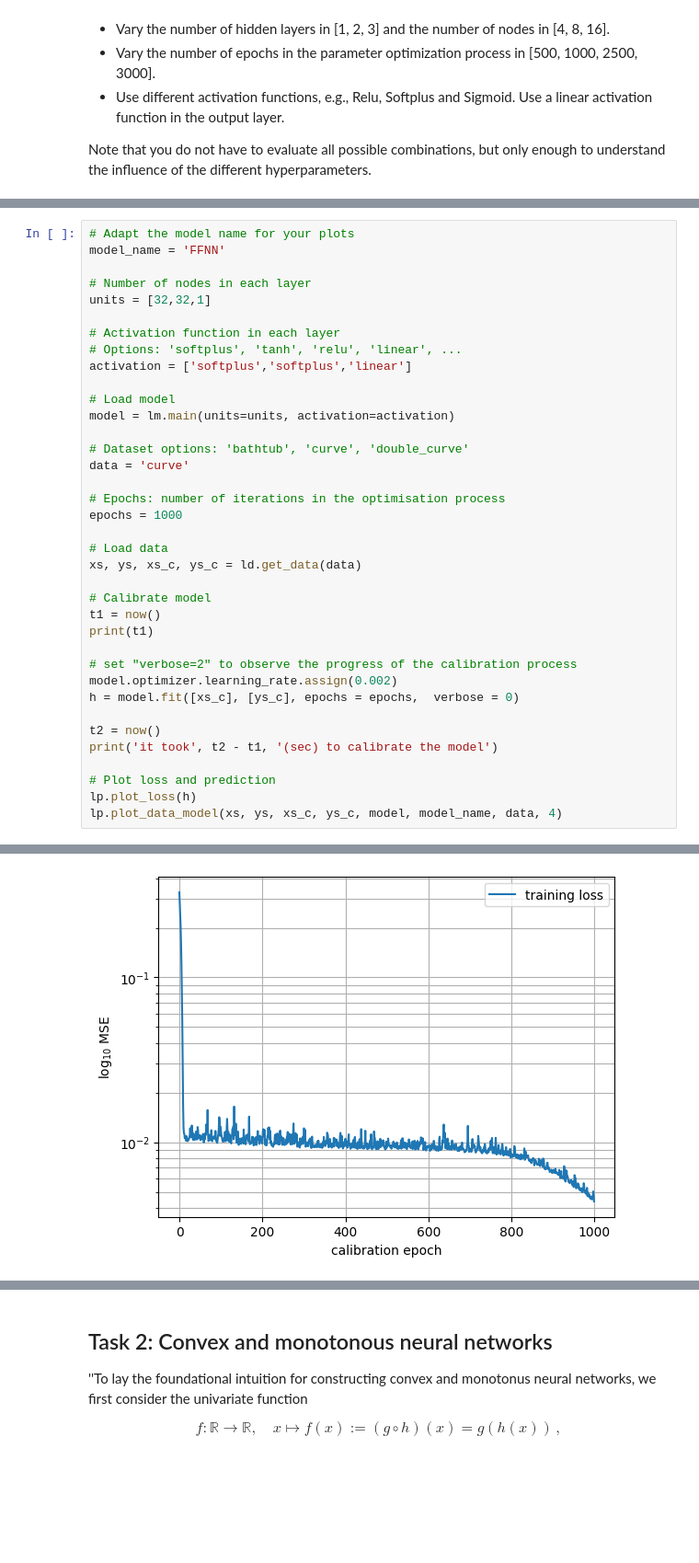
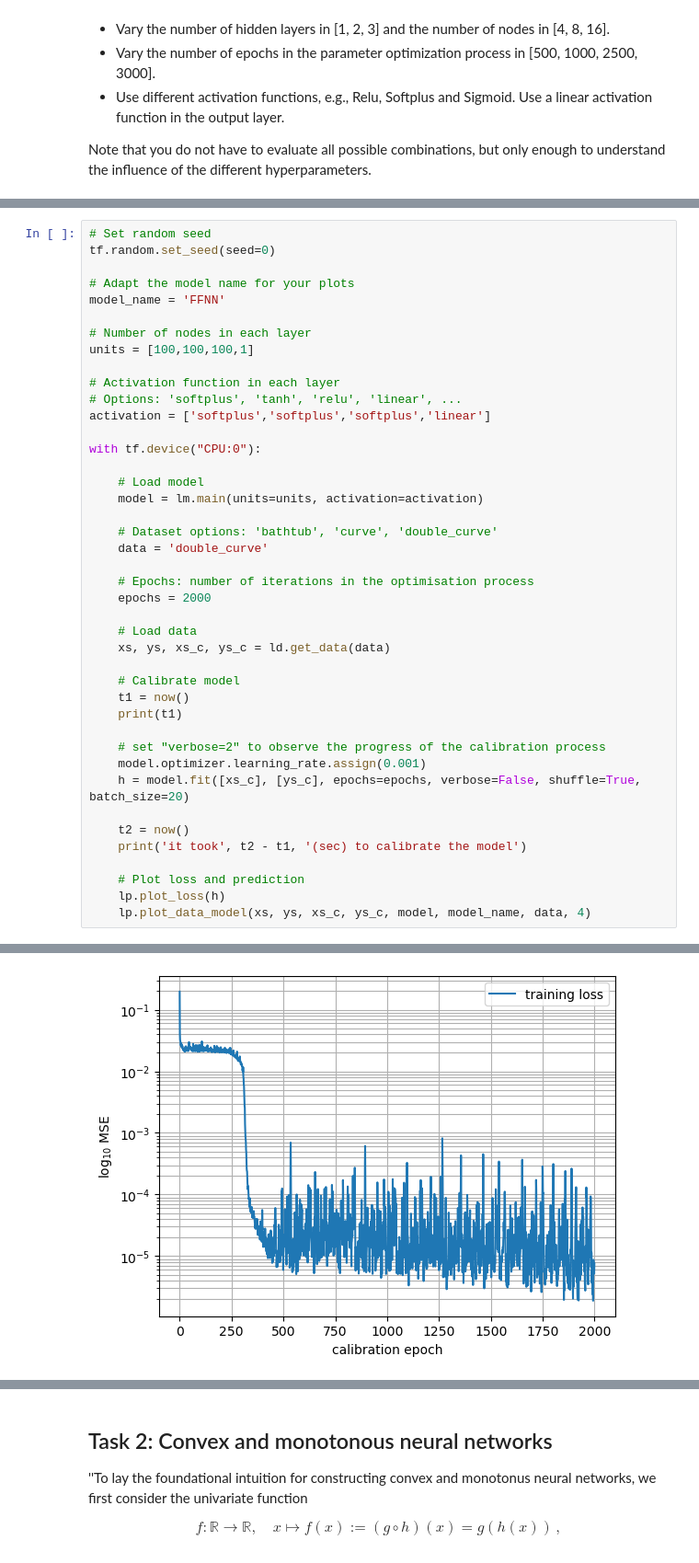
Before and after one commit to julius-frenzel/LecturePhysicsAwareML, a Jupyter notebook: FFNN_introduction/main_task_FFNN.ipynb, the cells around one changed output, grey strips where cells are left out. Shown at 92% size. Saved outputs shown, nothing was run; the diff lists cells and outputs as text; blank space fills up the shorter version.

```diff
--- a/FFNN_introduction/main_task_FFNN.ipynb
+++ b/FFNN_introduction/main_task_FFNN.ipynb
@@ -107,38 +128,43 @@ Note that you do not have to evaluate all possible combinations, but only enough
 # %%
+# Set random seed
+tf.random.set_seed(seed=0)
+
 # Adapt the model name for your plots
 model_name = 'FFNN'
 
 # Number of nodes in each layer
-units = [32,32,1]
+units = [100,100,100,1]
 
 # Activation function in each layer
 # Options: 'softplus', 'tanh', 'relu', 'linear', ...
-activation = ['softplus','softplus','linear']
+activation = ['softplus','softplus','softplus','linear']
 
-# Load model
-model = lm.main(units=units, activation=activation)
+with tf.device("CPU:0"):
 
-# Dataset options: 'bathtub', 'curve', 'double_curve'
-data = 'curve'
+    # Load model
+    model = lm.main(units=units, activation=activation)
 
-# Epochs: number of iterations in the optimisation process
-epochs = 1000
+    # Dataset options: 'bathtub', 'curve', 'double_curve'
+    data = 'double_curve'
 
-# Load data
-xs, ys, xs_c, ys_c = ld.get_data(data)
+    # Epochs: number of iterations in the optimisation process
+    epochs = 2000
 
-# Calibrate model
-t1 = now()
-print(t1)
+    # Load data
+    xs, ys, xs_c, ys_c = ld.get_data(data)
 
-# set "verbose=2" to observe the progress of the calibration process
-model.optimizer.learning_rate.assign(0.002)
-h = model.fit([xs_c], [ys_c], epochs = epochs,  verbose = 0)
+    # Calibrate model
+    t1 = now()
+    print(t1)
 
-t2 = now()
-print('it took', t2 - t1, '(sec) to calibrate the model')
+    # set "verbose=2" to observe the progress of the calibration process
+    model.optimizer.learning_rate.assign(0.001)
+    h = model.fit([xs_c], [ys_c], epochs=epochs, verbose=False, shuffle=True, batch_size=20)
 
-# Plot loss and prediction
-lp.plot_loss(h)
-lp.plot_data_model(xs, ys, xs_c, ys_c, model, model_name, data, 4)
+    t2 = now()
+    print('it took', t2 - t1, '(sec) to calibrate the model')
+
+    # Plot loss and prediction
+    lp.plot_loss(h)
+    lp.plot_data_model(xs, ys, xs_c, ys_c, model, model_name, data, 4)
 # %% [output]
@@ -147 +173 @@ it took 0:00:45.845619 (sec) to calibrate the model
-[figure, old version]
+[figure, new version]
```
Also changed, not shown: parts of 4 cells of this notebook.
